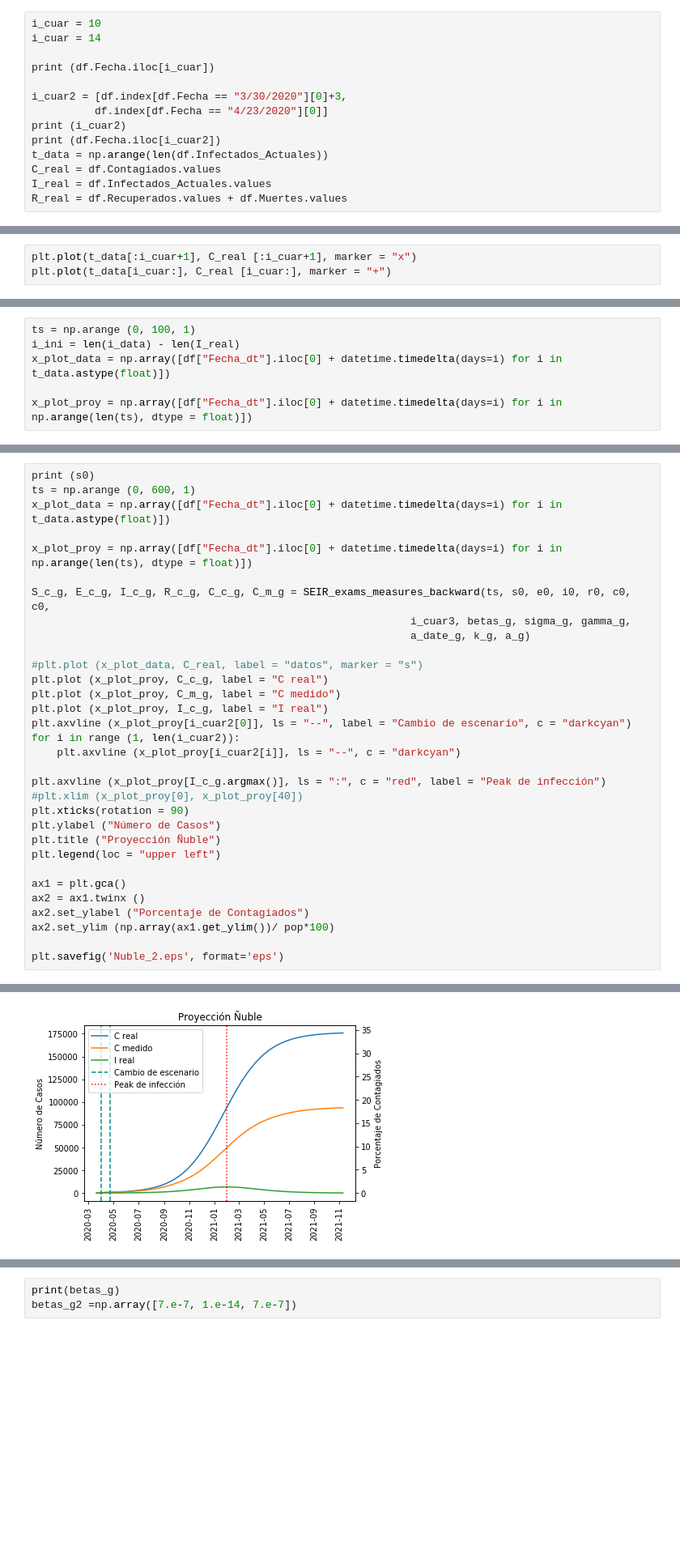
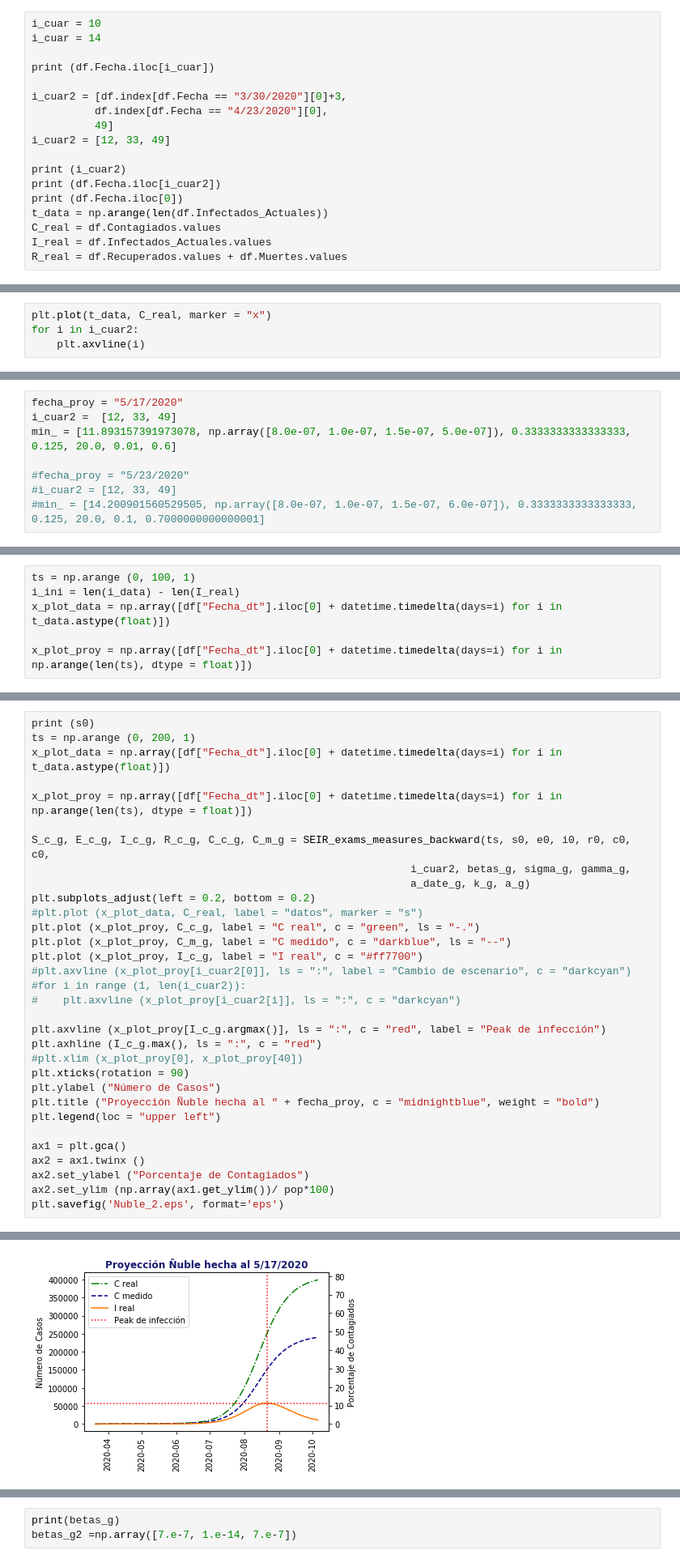
Before and after one commit to guille-c/COVID-19, a Jupyter notebook: notebooks_Chile/SEIR Exams Measures Ñuble.ipynb, the cells around one changed output, grey strips where cells are left out. Shown: that part at 81% size. Saved outputs shown, nothing was run; the diff lists cells and outputs as text; blank space fills up the shorter version.

```diff
--- a/notebooks_Chile/SEIR Exams Measures Ñuble.ipynb
+++ b/notebooks_Chile/SEIR Exams Measures Ñuble.ipynb
@@ -58,9 +67,13 @@ i_cuar = 14
 print (df.Fecha.iloc[i_cuar])
 
 i_cuar2 = [df.index[df.Fecha == "3/30/2020"][0]+3,
-          df.index[df.Fecha == "4/23/2020"][0]]
+          df.index[df.Fecha == "4/23/2020"][0],
+          49]
+i_cuar2 = [12, 33, 49]
+
 print (i_cuar2)
 print (df.Fecha.iloc[i_cuar2])
+print (df.Fecha.iloc[0])
 t_data = np.arange(len(df.Infectados_Actuales))
 C_real = df.Contagiados.values
 I_real = df.Infectados_Actuales.values
@@ -74,4 +89,5 @@ Name: Fecha, dtype: object
 # %%
-plt.plot(t_data[:i_cuar+1], C_real [:i_cuar+1], marker = "x")
-plt.plot(t_data[i_cuar:], C_real [i_cuar:], marker = "+")
+plt.plot(t_data, C_real, marker = "x")
+for i in i_cuar2:
+    plt.axvline(i)
 # %% [output]
@@ -145,3 +154,11 @@ print (min_[3]/s0)
+# %%
+fecha_proy = "5/17/2020"
+i_cuar2 =  [12, 33, 49]
+min_ = [11.893157391973078, np.array([8.0e-07, 1.0e-07, 1.5e-07, 5.0e-07]), 0.3333333333333333, 0.125, 20.0, 0.01, 0.6]
+
+#fecha_proy = "5/23/2020"
+#i_cuar2 = [12, 33, 49]
+#min_ = [14.200901560529505, np.array([8.0e-07, 1.0e-07, 1.5e-07, 6.0e-07]), 0.3333333333333333, 0.125, 20.0, 0.1, 0.7000000000000001]
 # %%
 RMSE, betas_g, sigma_g, gamma_g, a_date_g, k_g, a_g = min_
 print (min_, 1./sigma_g, 1/gamma_g)
@@ -205,33 +235,33 @@ The PostScript backend does not support transparency; partially transparent arti
 # %%
 print (s0)
-ts = np.arange (0, 600, 1)
+ts = np.arange (0, 200, 1)
 x_plot_data = np.array([df["Fecha_dt"].iloc[0] + datetime.timedelta(days=i) for i in t_data.astype(float)])
 
 x_plot_proy = np.array([df["Fecha_dt"].iloc[0] + datetime.timedelta(days=i) for i in np.arange(len(ts), dtype = float)])
 
 S_c_g, E_c_g, I_c_g, R_c_g, C_c_g, C_m_g = SEIR_exams_measures_backward(ts, s0, e0, i0, r0, c0, c0,
-                                                            i_cuar3, betas_g, sigma_g, gamma_g,
+                                                            i_cuar2, betas_g, sigma_g, gamma_g,
                                                             a_date_g, k_g, a_g)
-
+plt.subplots_adjust(left = 0.2, bottom = 0.2)
 #plt.plot (x_plot_data, C_real, label = "datos", marker = "s")
-plt.plot (x_plot_proy, C_c_g, label = "C real")
-plt.plot (x_plot_proy, C_m_g, label = "C medido")
-plt.plot (x_plot_proy, I_c_g, label = "I real")
-plt.axvline (x_plot_proy[i_cuar2[0]], ls = "--", label = "Cambio de escenario", c = "darkcyan")
-for i in range (1, len(i_cuar2)):
-    plt.axvline (x_plot_proy[i_cuar2[i]], ls = "--", c = "darkcyan")
+plt.plot (x_plot_proy, C_c_g, label = "C real", c = "green", ls = "-.")
+plt.plot (x_plot_proy, C_m_g, label = "C medido", c = "darkblue", ls = "--")
+plt.plot (x_plot_proy, I_c_g, label = "I real", c = "#ff7700")
+#plt.axvline (x_plot_proy[i_cuar2[0]], ls = ":", label = "Cambio de escenario", c = "darkcyan")
+#for i in range (1, len(i_cuar2)):
+#    plt.axvline (x_plot_proy[i_cuar2[i]], ls = ":", c = "darkcyan")
 
 plt.axvline (x_plot_proy[I_c_g.argmax()], ls = ":", c = "red", label = "Peak de infección")
+plt.axhline (I_c_g.max(), ls = ":", c = "red")
 #plt.xlim (x_plot_proy[0], x_plot_proy[40])
 plt.xticks(rotation = 90)
 plt.ylabel ("Número de Casos")
-plt.title ("Proyección Ñuble")
+plt.title ("Proyección Ñuble hecha al " + fecha_proy, c = "midnightblue", weight = "bold")
 plt.legend(loc = "upper left")
 
 ax1 = plt.gca()
 ax2 = ax1.twinx ()
 ax2.set_ylabel ("Porcentaje de Contagiados")
 ax2.set_ylim (np.array(ax1.get_ylim())/ pop*100)
-
 plt.savefig('Nuble_2.eps', format='eps')
 # %% [output]
@@ -241,3 +271,3 @@ The PostScript backend does not support transparency; partially transparent arti
-[figure, old version]
+[figure, new version]
 # %%
 print (np.sqrt(((C_real-C_m_g[:len(C_real)])**2).mean()))
```
Also changed, not shown: parts of 16 cells of this notebook, 3 other files.
